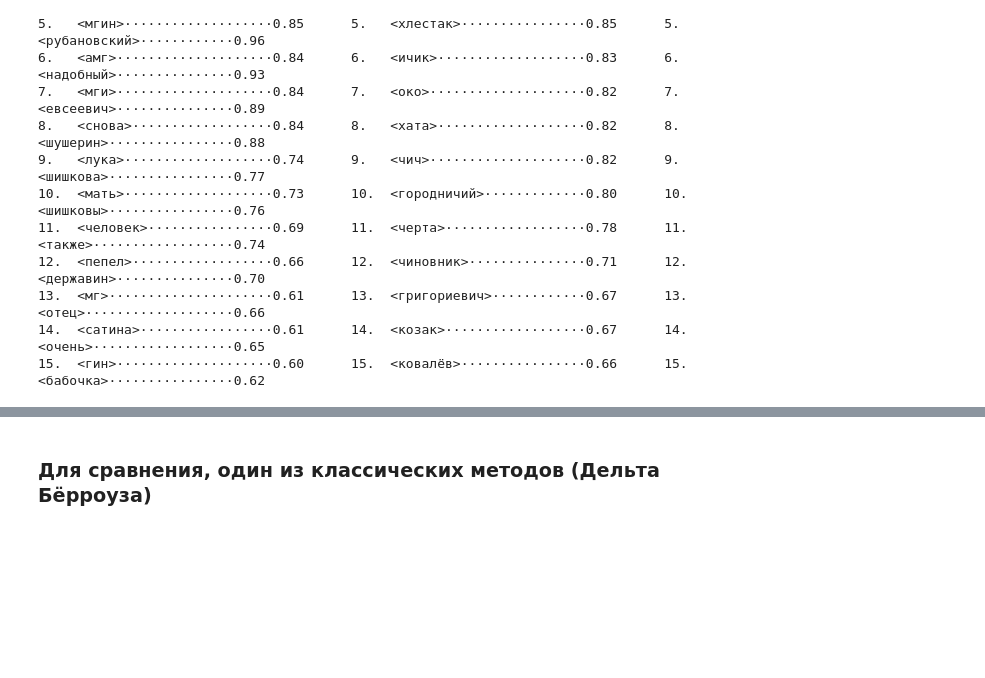
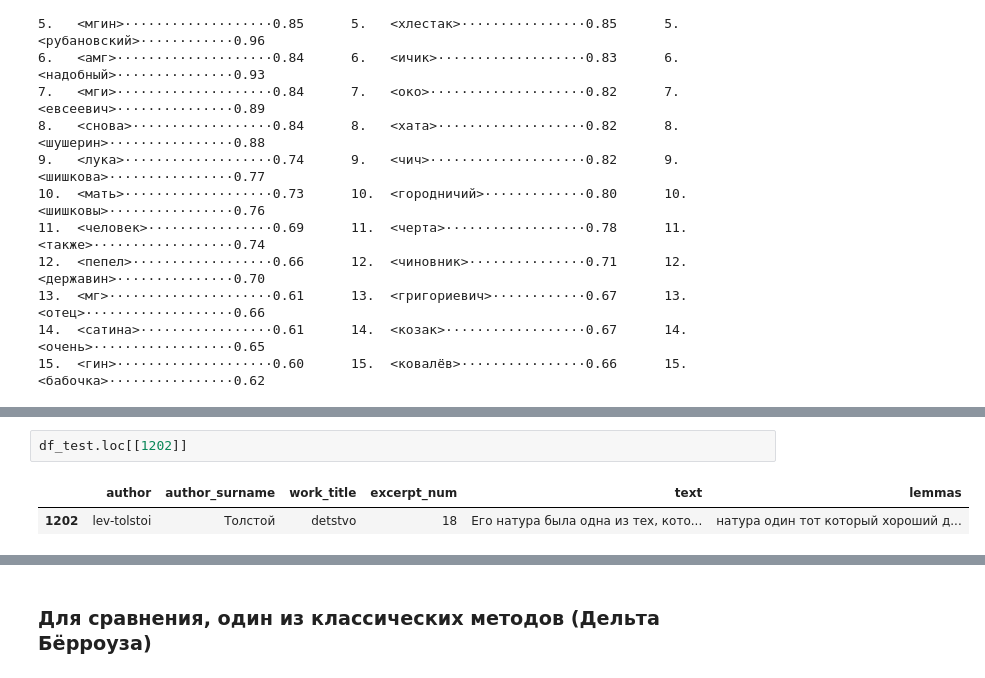
Before and after one commit to ksGrom/author_id, a Jupyter notebook: Чекпоинт №4/Pipeline_500_words.ipynb, the cells around one changed output, grey strips where cells are left out. Drawn from its saved outputs; the diff is of its cells as text; blank space fills up the shorter version.

```diff
--- a/Чекпоинт №4/Pipeline_500_words.ipynb
+++ b/Чекпоинт №4/Pipeline_500_words.ipynb
@@ -449,0 +475,5 @@ print_top_N_ngrams_by_weight(first_column=6, topN=15, ncolumns=3)
+# %%
+df_test.loc[[1202]]
+# %% [output]
+|  | author | author_surname | work_title | excerpt_num | text | lemmas |
+| 1202 | lev-tolstoi | Толстой | detstvo | 18 | Его натура была одна из тех, кото... | натура один тот который хороший д... |
```
Also changed, not shown: parts of 10 cells of this notebook.
